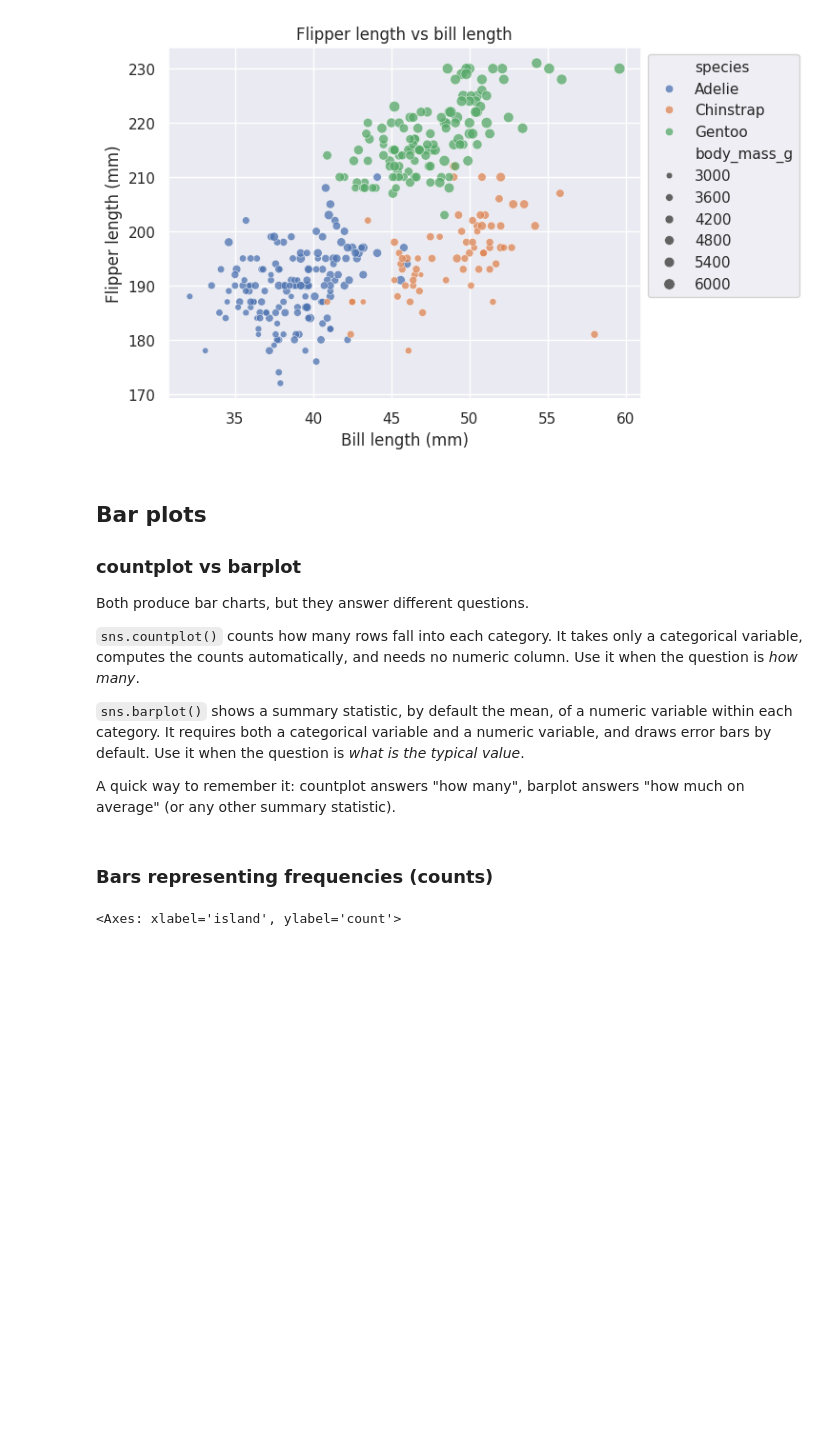
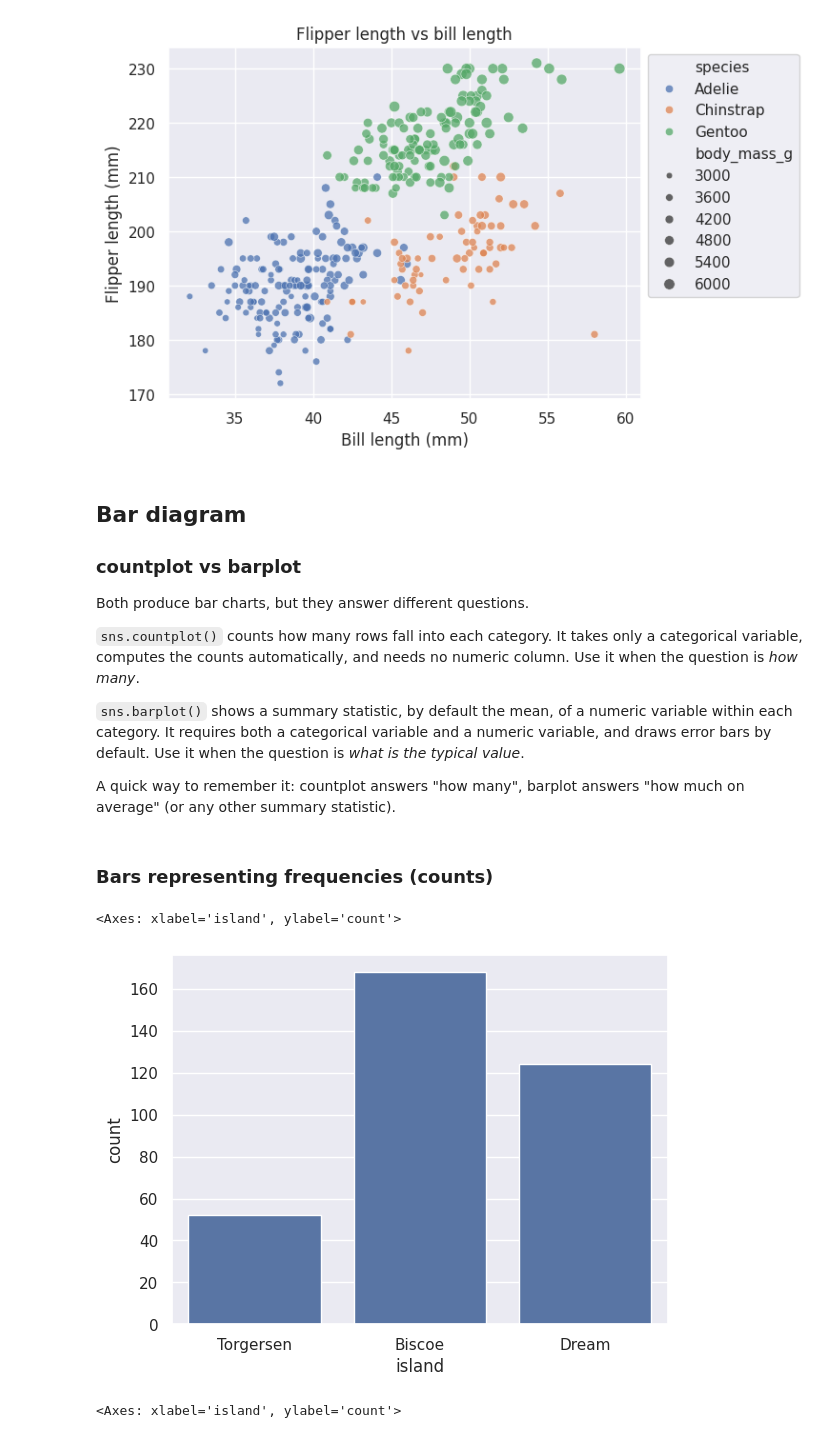
Before and after one commit to ami-null/python-course, a Jupyter notebook: 14_plotting-with-seaborn.ipynb, the cells around one changed output. Saved outputs shown, nothing was run; the diff lists cells and outputs as text; code cells hidden in the pictures; blank space fills up the shorter version.

```diff
--- a/14_plotting-with-seaborn.ipynb
+++ b/14_plotting-with-seaborn.ipynb
@@ -150,7 +174,7 @@ sns.move_legend(
 # %% [output]
 [figure]
 # %% [markdown]
-## Bar plots
+## Bar diagram
 
 ### countplot vs barplot
 
@@ -163,6 +187,14 @@ Both produce bar charts, but they answer different questions.
 A quick way to remember it: countplot answers "how many", barplot answers "how much on average" (or any other summary statistic).
 # %% [markdown]
 ### Bars representing frequencies (counts)
+# %%
+sns.countplot(
+    data = df,
+    x = "island"
+)    # seaborn finds the frequencies automatically
+# %% [output]
+<Axes: xlabel='island', ylabel='count'>
+[figure, added]
 # %%
 sns.countplot(
     data = df,
```
Also changed, not shown: parts of 18 cells of this notebook.
